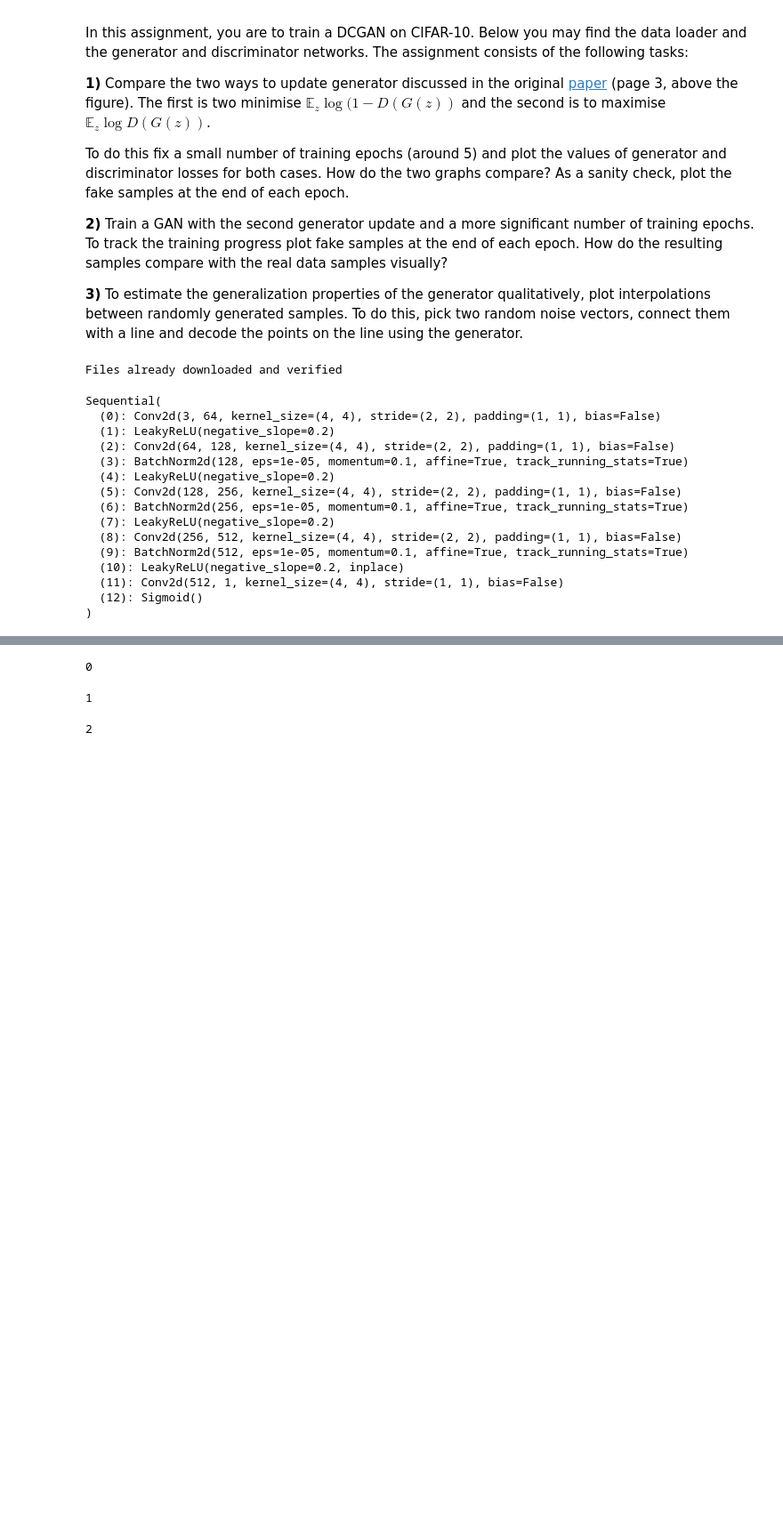
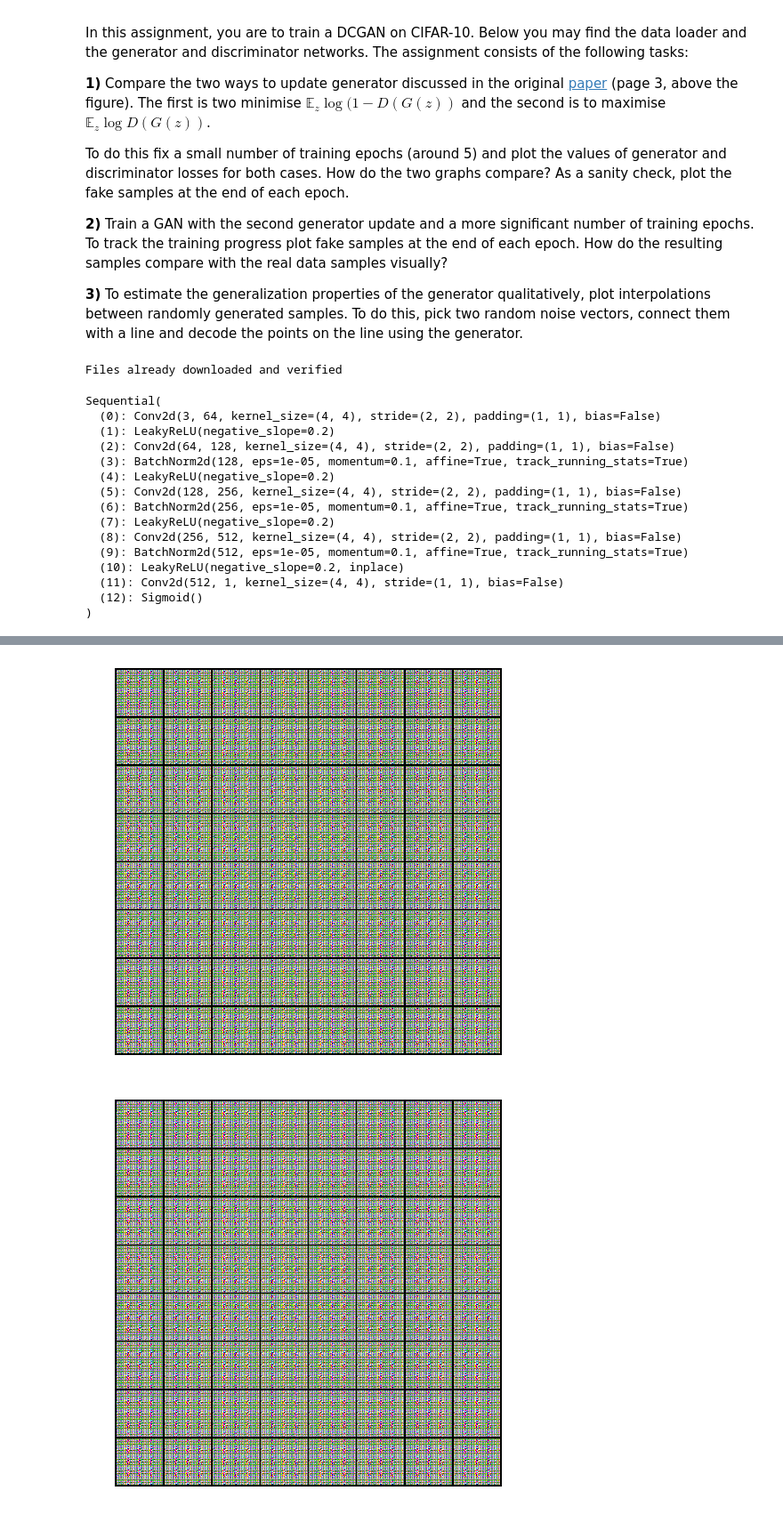
Before and after one commit to gabibu/GAN, a Jupyter notebook: cifar_dcgan_blank.ipynb, the cells around one changed output, grey strips where cells are left out. Shown at 89% size. Cells and saved outputs as stored; diff of their text form; code cells hidden in the pictures; blank space fills up the shorter version.

```diff
--- a/cifar_dcgan_blank.ipynb
+++ b/cifar_dcgan_blank.ipynb
@@ -323,6 +268,5 @@ plt.show()
 # %%
-train(real_label, plt_generated = True, n_epochs=100)
+d1, r1 = train(real_label, plt_generated = True, n_epochs=5)
 # %% [output]
-0
-1
-2
+[figure, added]
+[figure, added]
```
Also changed, not shown: parts of 12 cells of this notebook.
